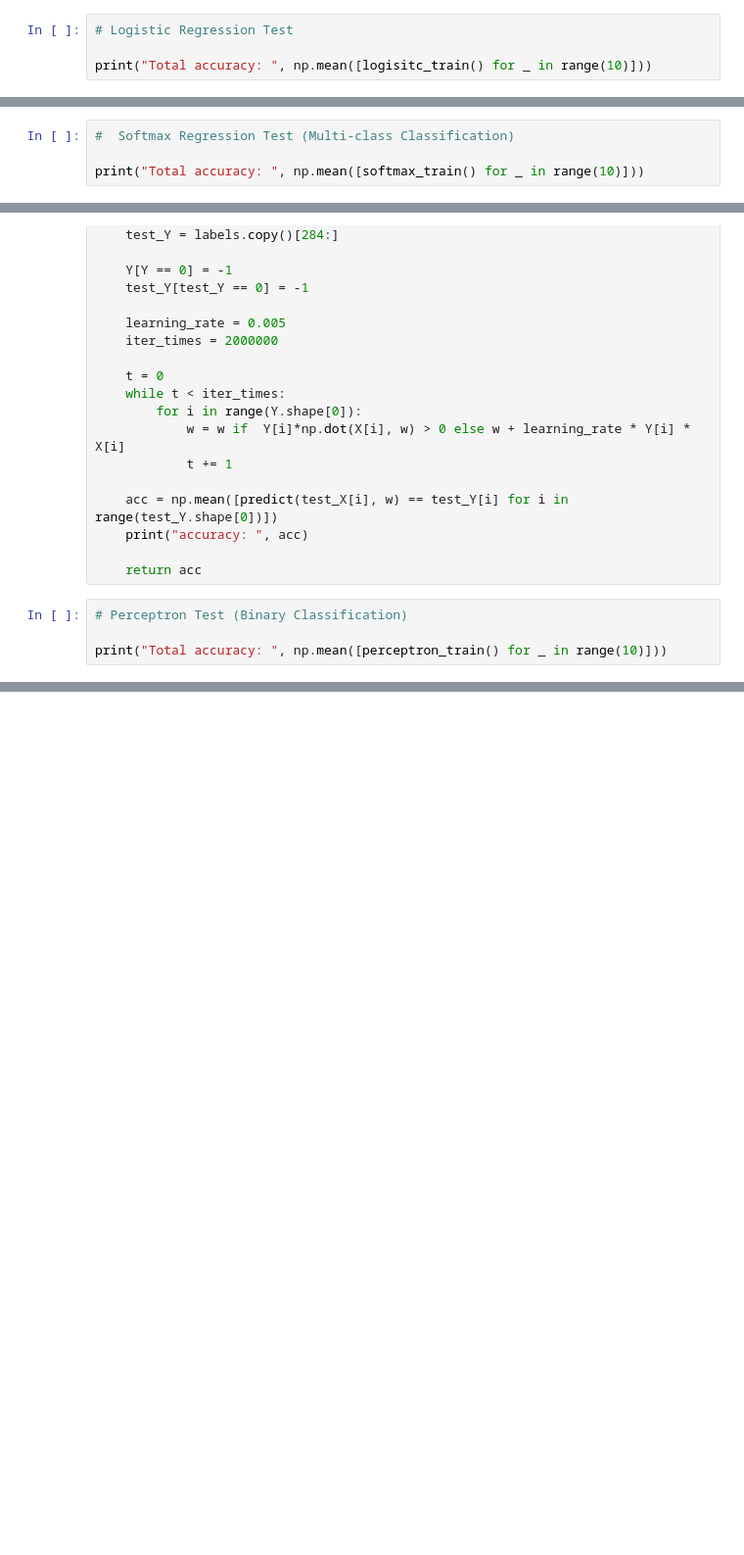
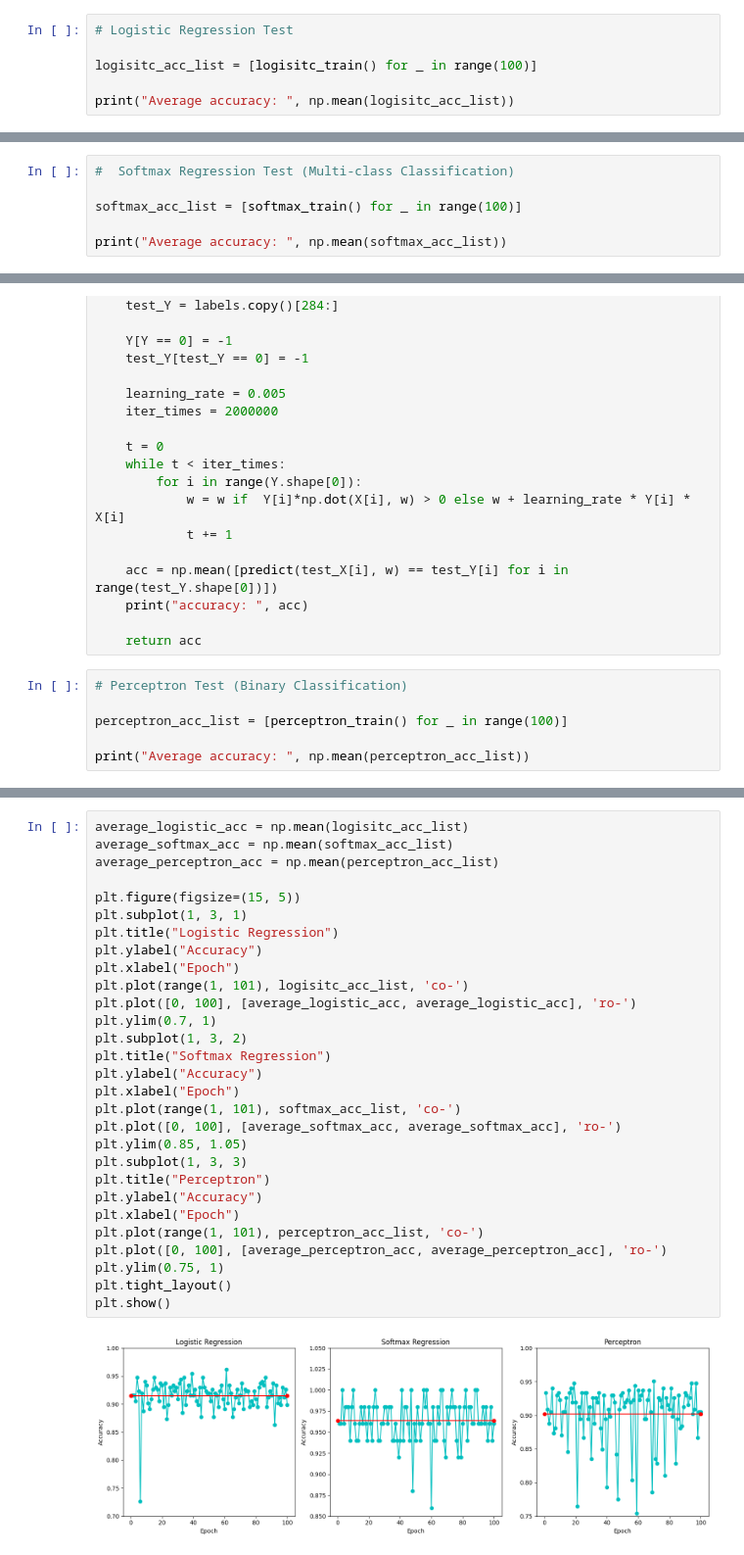
Before and after one commit to timedegree/Deep-Learning-Lab, a Jupyter notebook: Lab4-LM/main.ipynb, the cells around one changed output, grey strips where cells are left out. Shown: that part at 98% size. Saved outputs shown, nothing was run; the diff lists cells and outputs as text; blank space fills up the shorter version.

Commit message:
LM lab add some figure

```diff
--- a/Lab4-LM/main.ipynb
+++ b/Lab4-LM/main.ipynb
@@ -73,4 +73,6 @@ def logisitc_train():
 # %%
 # Logistic Regression Test
 
-print("Total accuracy: ", np.mean([logisitc_train() for _ in range(10)]))
+logisitc_acc_list = [logisitc_train() for _ in range(100)]
+
+print("Average accuracy: ", np.mean(logisitc_acc_list))
@@ -110,4 +136,6 @@ def softmax_train():
 # %%
 #  Softmax Regression Test (Multi-class Classification)
 
-print("Total accuracy: ", np.mean([softmax_train() for _ in range(10)]))
+softmax_acc_list = [softmax_train() for _ in range(100)]
+
+print("Average accuracy: ", np.mean(softmax_acc_list))
@@ -146,4 +192,6 @@ def perceptron_train():
 # %%
 # Perceptron Test (Binary Classification)
 
-print("Total accuracy: ", np.mean([perceptron_train() for _ in range(10)]))
+perceptron_acc_list = [perceptron_train() for _ in range(100)]
+
+print("Average accuracy: ", np.mean(perceptron_acc_list))
@@ -149,0 +216,31 @@ print("Total accuracy: ", np.mean([perceptron_train() for _ in range(10)]))
+# %%
+average_logistic_acc = np.mean(logisitc_acc_list)
+average_softmax_acc = np.mean(softmax_acc_list)
+average_perceptron_acc = np.mean(perceptron_acc_list)
+
+plt.figure(figsize=(15, 5))
+plt.subplot(1, 3, 1)
+plt.title("Logistic Regression")
+plt.ylabel("Accuracy")
+plt.xlabel("Epoch")
+plt.plot(range(1, 101), logisitc_acc_list, 'co-')
+plt.plot([0, 100], [average_logistic_acc, average_logistic_acc], 'ro-')
+plt.ylim(0.7, 1)
+plt.subplot(1, 3, 2)
+plt.title("Softmax Regression")
+plt.ylabel("Accuracy")
+plt.xlabel("Epoch")
+plt.plot(range(1, 101), softmax_acc_list, 'co-')
+plt.plot([0, 100], [average_softmax_acc, average_softmax_acc], 'ro-')
+plt.ylim(0.85, 1.05)
+plt.subplot(1, 3, 3)
+plt.title("Perceptron")
+plt.ylabel("Accuracy")
+plt.xlabel("Epoch")
+plt.plot(range(1, 101), perceptron_acc_list, 'co-')
+plt.plot([0, 100], [average_perceptron_acc, average_perceptron_acc], 'ro-')
+plt.ylim(0.75, 1)
+plt.tight_layout()
+plt.show()
+# %% [output]
+[figure, added]
```
Also changed, not shown: parts of 6 cells of this notebook, 2 other files.
